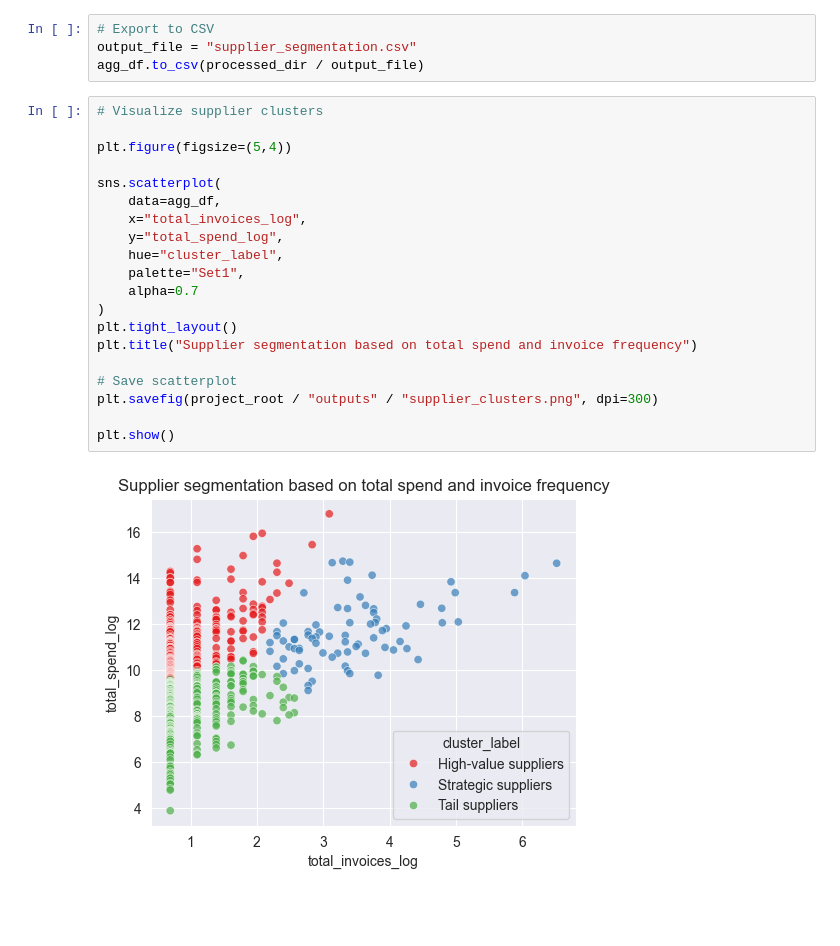
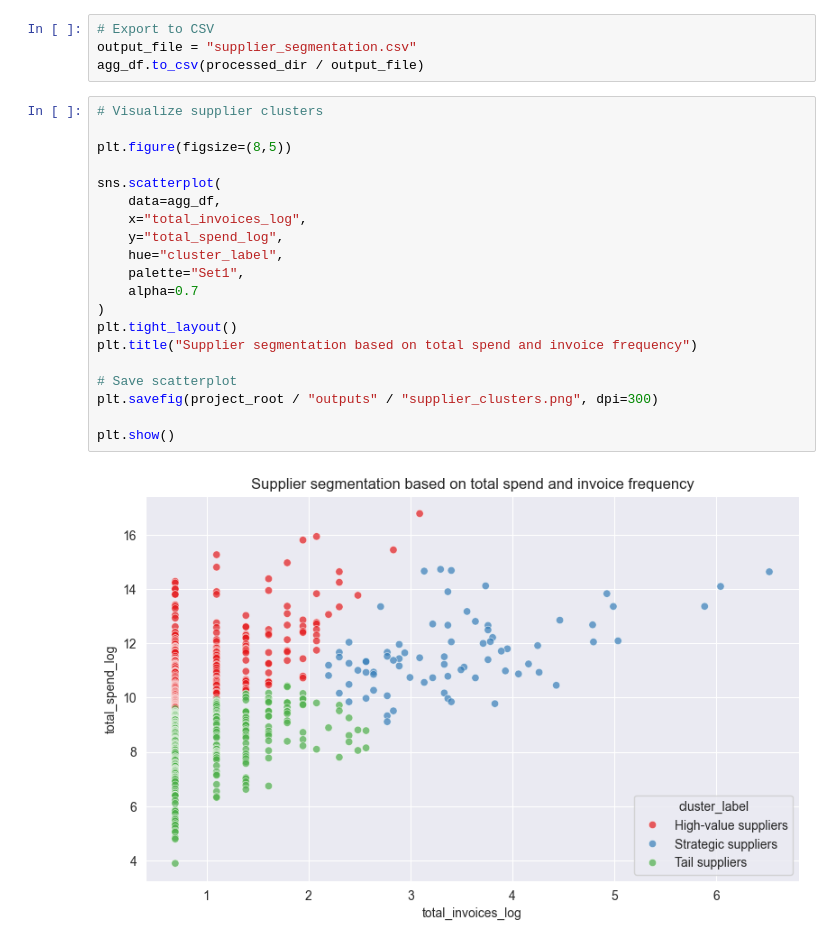
Before and after one commit to VreekenDatahoeve/SupplierSegmentation-Clustering, a Jupyter notebook: notebooks/03_supplier_segmentation.ipynb, the cells around one changed output. Cells and saved outputs as stored; diff of their text form; blank space fills up the shorter version.

```diff
--- a/notebooks/03_supplier_segmentation.ipynb
+++ b/notebooks/03_supplier_segmentation.ipynb
@@ -106,22 +106,22 @@ agg_df.to_csv(processed_dir / output_file)
 # %%
 # Visualize supplier clusters
 
-plt.figure(figsize=(5,4))
+plt.figure(figsize=(8,5))
 
 sns.scatterplot(
     data=agg_df,
     x="total_invoices_log",
     y="total_spend_log",
     hue="cluster_label",
     palette="Set1",
     alpha=0.7
 )
 plt.tight_layout()
 plt.title("Supplier segmentation based on total spend and invoice frequency")
 
 # Save scatterplot
 plt.savefig(project_root / "outputs" / "supplier_clusters.png", dpi=300)
 
 plt.show()
 # %% [output]
-[figure, old version]
+[figure, new version]
```
Also changed, not shown: 2 other files.
